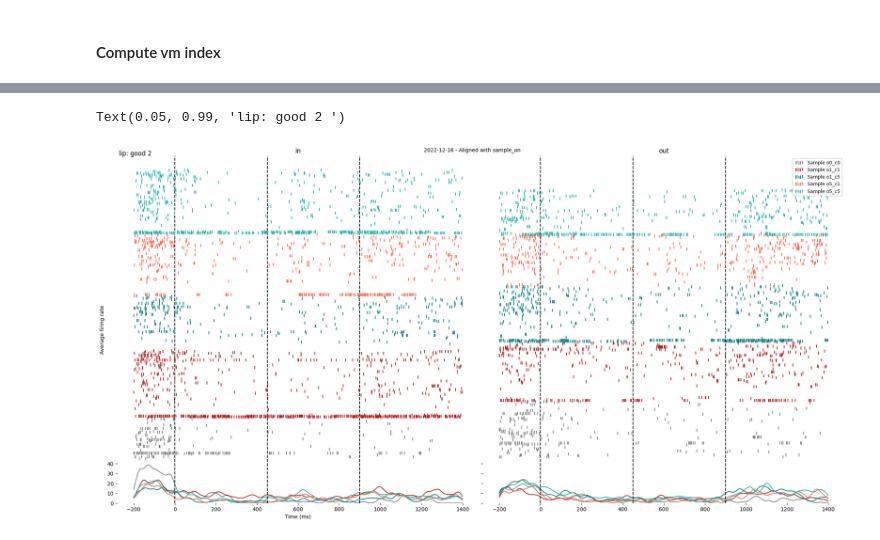
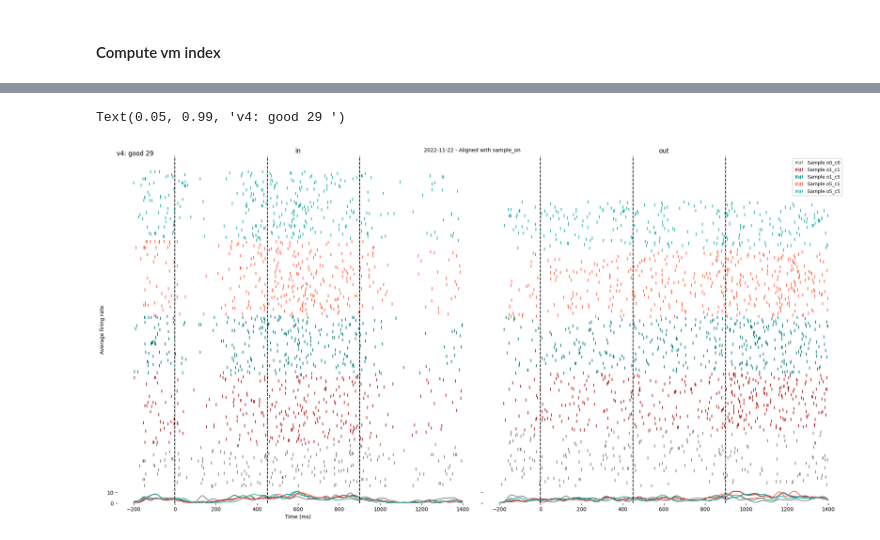
Before and after one commit to Ibos-lab/EphysVibe, a Jupyter notebook: examples/vm_idx_b1.ipynb, the cells around one changed output, grey strips where cells are left out. Cells and saved outputs as stored; diff of their text form; code cells hidden in the pictures.

```diff
--- a/examples/vm_idx_b1.ipynb
+++ b/examples/vm_idx_b1.ipynb
@@ -160,8 +160,8 @@ def get_neurons_info(
 ### Start analysis
 # %%
 # load data
-filepath = "/home/INT/losada.c/Documents/data/Riesling/session_struct/lip/spikes/2022-12-16_10-30-59_Riesling_lip_e1_r1_sp.h5"  #2023-02-27_10-50-03 2022-12-16_10-30-59 2023-03-21_10-40-02
-bhv_path = '/home/INT/losada.c/Documents/data/Riesling/session_struct/bhv/2022-12-16_10-30-59_Riesling_e1_r1_bhv.h5'
+filepath = "/envau/work/invibe/USERS/IBOS/data/Riesling/TSCM/OpenEphys/session_struct/v4/spikes/2022-11-22_10-59-03_Riesling_v4_e1_r1_sp.h5"  #2023-02-27_10-50-03 2022-11-22_10-59-03 2023-03-21_10-40-02
+bhv_path = '/envau/work/invibe/USERS/IBOS/data/Riesling/TSCM/OpenEphys/session_struct/bhv/2022-11-22_10-59-03_Riesling_e1_r1_bhv.h5'
 s_path = os.path.normpath(filepath).split(os.sep)
 data = SpikeData.from_python_hdf5(filepath)
 bhv = BhvData.from_python_hdf5(bhv_path)
@@ -279,7 +286,7 @@ kernel = firing_rate.define_kernel(
     sp_constants.W_SIZE, sp_constants.W_STD, fs=fs_ds
 )
 # %%
-i_neuron = 2
+i_neuron = 53
 neuron_type = data.clustersgroup[i_neuron]
 i_neu = np.sum(data.clustersgroup[:i_neuron+1]==neuron_type)
 
@@ -338,32 +345,32 @@ for i_ax in range(2):
             color='k',
             linestyles="dashed",
         )
     ax2[i_ax].spines["right"].set_visible(False)
     ax2[i_ax].spines["left"].set_visible(False)
     ax2[i_ax].spines["top"].set_visible(False)
     ax2[i_ax].spines["bottom"].set_visible(False)
     ax[i_ax].spines["right"].set_visible(False)
     ax[i_ax].spines["left"].set_visible(False)
     ax[i_ax].spines["top"].set_visible(False)
     ax[i_ax].spines["bottom"].set_visible(False)
 ax[0].set(xlabel="Time (ms)", ylabel="Average firing rate")
 ax2[1].set(xlabel="Time (ms)", ylabel="trials")
 ax2[1].legend(fontsize=9,scatterpoints=5,columnspacing=0.5,facecolor='white', framealpha=1,loc='upper right')
 
 # fig.legend()
 fig.tight_layout(pad=0.2, h_pad=0.2, w_pad=0.8)
 fig.text(
     0.5,
     0.99,
     s="%s - Aligned with %s"
     % (s_path[-1][:-4][:10], list(task_constants.EVENTS_B1.keys())[2]),
     horizontalalignment="center",
     verticalalignment="center",
 )
 ss_path = s_path[-1][:-3]
 fig.suptitle("%s: %s %d " % (s_path[-3], neuron_type, i_neu ), x=0.05, y=0.99)
 #fig.savefig(ss_path + "_" + cgroup + "_" + str(i_neuron + 1) +'.svg', bbox_inches="tight",transparent=True)
 #fig.savefig(ss_path + "_" + cgroup + "_" + str(i_neuron + 1) +'.pdf', bbox_inches="tight",transparent=True)
 # %% [output]
-Text(0.05, 0.99, 'lip: good 2 ')
+Text(0.05, 0.99, 'v4: good 29 ')
-[figure, old version]
+[figure, new version]
```
Also changed, not shown: parts of 7 cells of this notebook, 1 other file.
